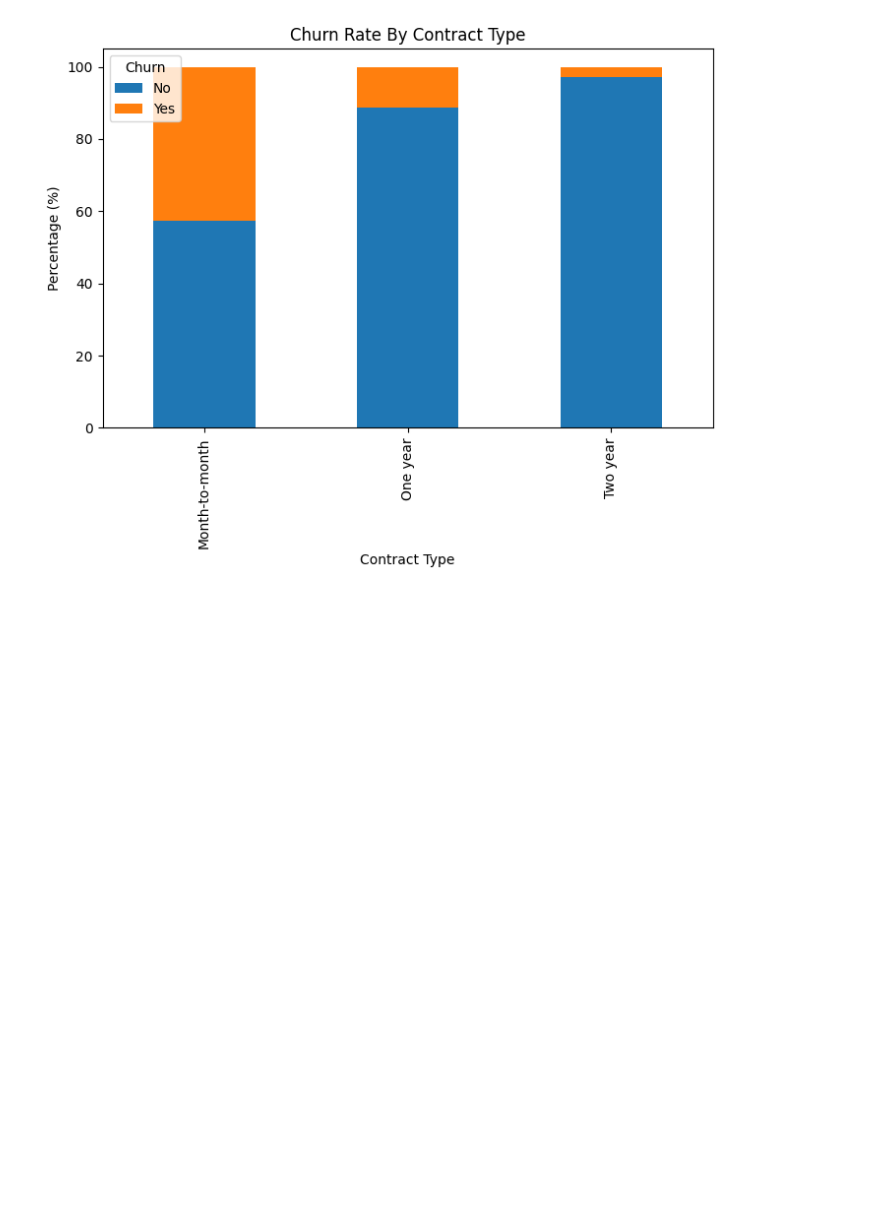
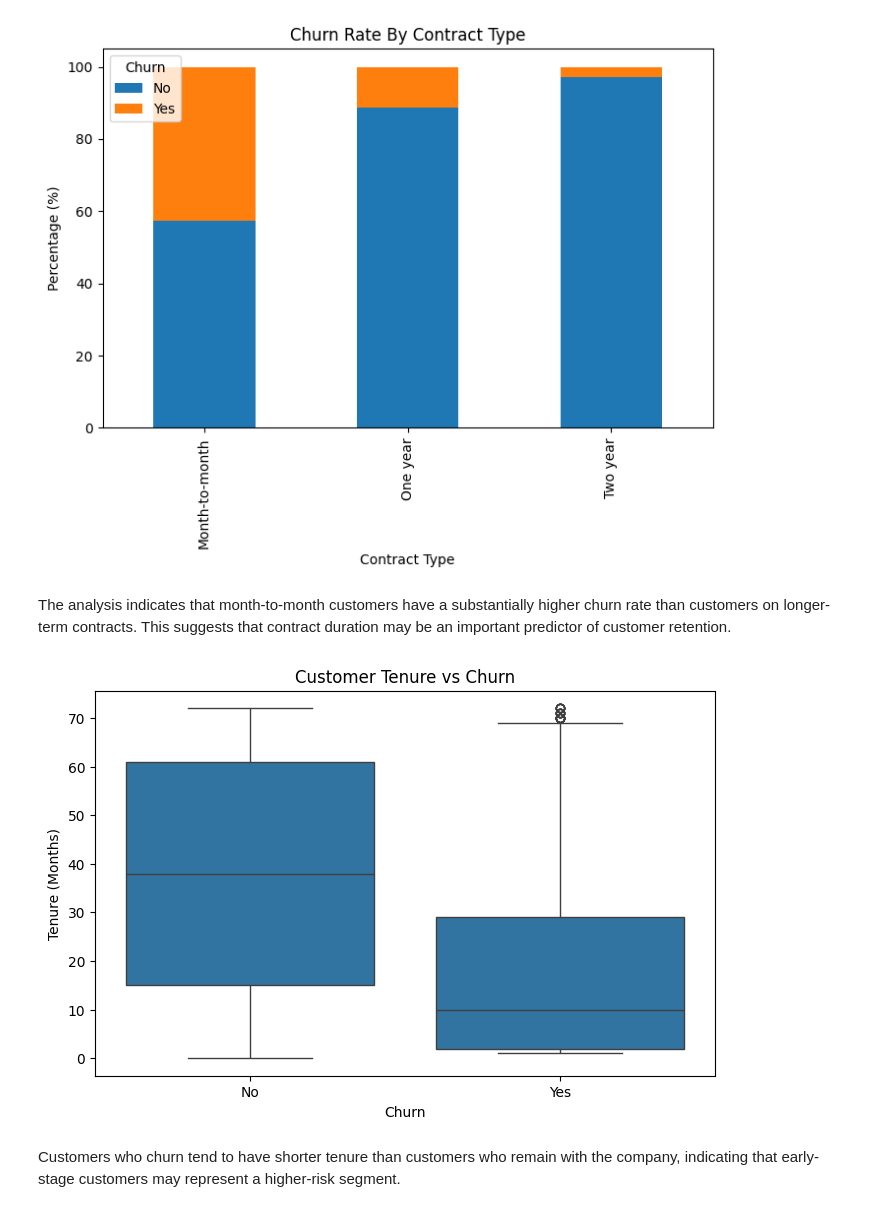
Before and after one commit to RabinPhuyal/Customer-Churn-Prediction-Neural-Network, a Jupyter notebook: Customer_Churn_Prediction_Neural_Network.ipynb, the cells around one changed output. Cells and saved outputs as stored; diff of their text form; code cells hidden in the pictures; blank space fills up the shorter version.

Commit message:
Add exploratory data analysis

```diff
--- a/Customer_Churn_Prediction_Neural_Network.ipynb
+++ b/Customer_Churn_Prediction_Neural_Network.ipynb
@@ -158,7 +158,23 @@ plt.legend(title="Churn")
 plt.show()
 # %% [output]
 [figure]
+# %% [markdown]
+The analysis indicates that month-to-month customers have a substantially higher churn rate than customers on longer-term contracts. This suggests that contract duration may be an important predictor of customer retention.
 # %%
 #Do Customers With Shorter Tenure Churn More?
 
 plt.figure(figsize=(8,5))
+sns.boxplot(
+    data=df,
+    x="Churn",
+    y="tenure"
+)
+plt.title("Customer Tenure vs Churn")
+plt.xlabel("Churn")
+plt.ylabel("Tenure (Months)")
+
+plt.show()
+# %% [output]
+[figure, added]
+# %% [markdown]
+Customers who churn tend to have shorter tenure than customers who remain with the company, indicating that early-stage customers may represent a higher-risk segment.
```
Also changed, not shown: parts of 18 cells of this notebook.
